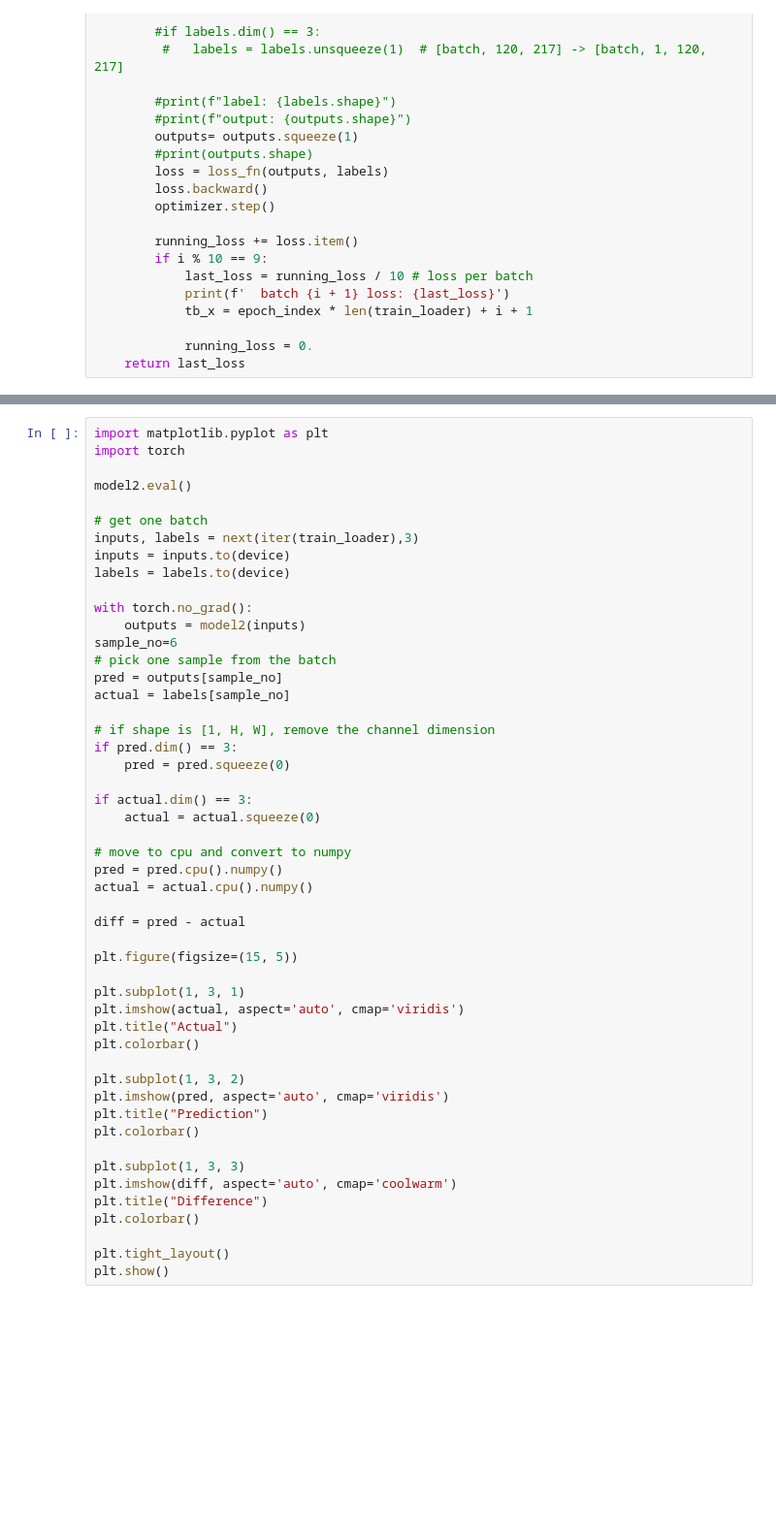
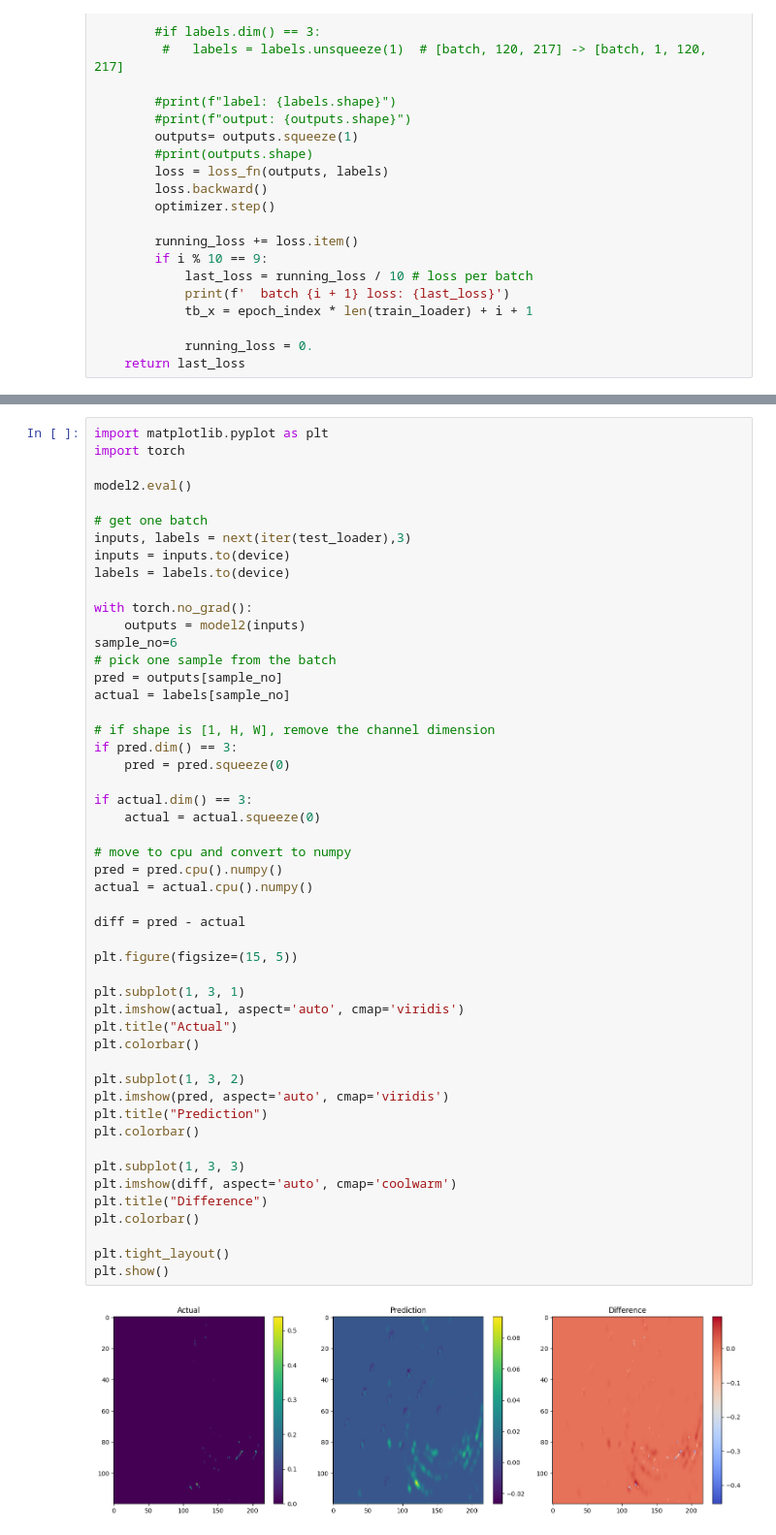
Before and after one commit to ilove-datascience/rainraingoaway, a Jupyter notebook: src/test_multimodal_convlstm.ipynb, the cells around one changed output, grey strips where cells are left out. Shown at 97% size. Saved outputs shown, nothing was run; the diff lists cells and outputs as text; blank space fills up the shorter version.

```diff
--- a/src/test_multimodal_convlstm.ipynb
+++ b/src/test_multimodal_convlstm.ipynb
@@ -378,7 +318,7 @@ import torch
 model2.eval()
 
 # get one batch
-inputs, labels = next(iter(train_loader),3)
+inputs, labels = next(iter(test_loader),3)
 inputs = inputs.to(device)
 labels = labels.to(device)
 
@@ -394,30 +334,32 @@ if pred.dim() == 3:
     pred = pred.squeeze(0)
 
 if actual.dim() == 3:
     actual = actual.squeeze(0)
 
 # move to cpu and convert to numpy
 pred = pred.cpu().numpy()
 actual = actual.cpu().numpy()
 
 diff = pred - actual
 
 plt.figure(figsize=(15, 5))
 
 plt.subplot(1, 3, 1)
 plt.imshow(actual, aspect='auto', cmap='viridis')
 plt.title("Actual")
 plt.colorbar()
 
 plt.subplot(1, 3, 2)
 plt.imshow(pred, aspect='auto', cmap='viridis')
 plt.title("Prediction")
 plt.colorbar()
 
 plt.subplot(1, 3, 3)
 plt.imshow(diff, aspect='auto', cmap='coolwarm')
 plt.title("Difference")
 plt.colorbar()
 
 plt.tight_layout()
 plt.show()
+# %% [output]
+[figure, added]
```
Also changed, not shown: parts of 12 cells of this notebook, 11 other files.
